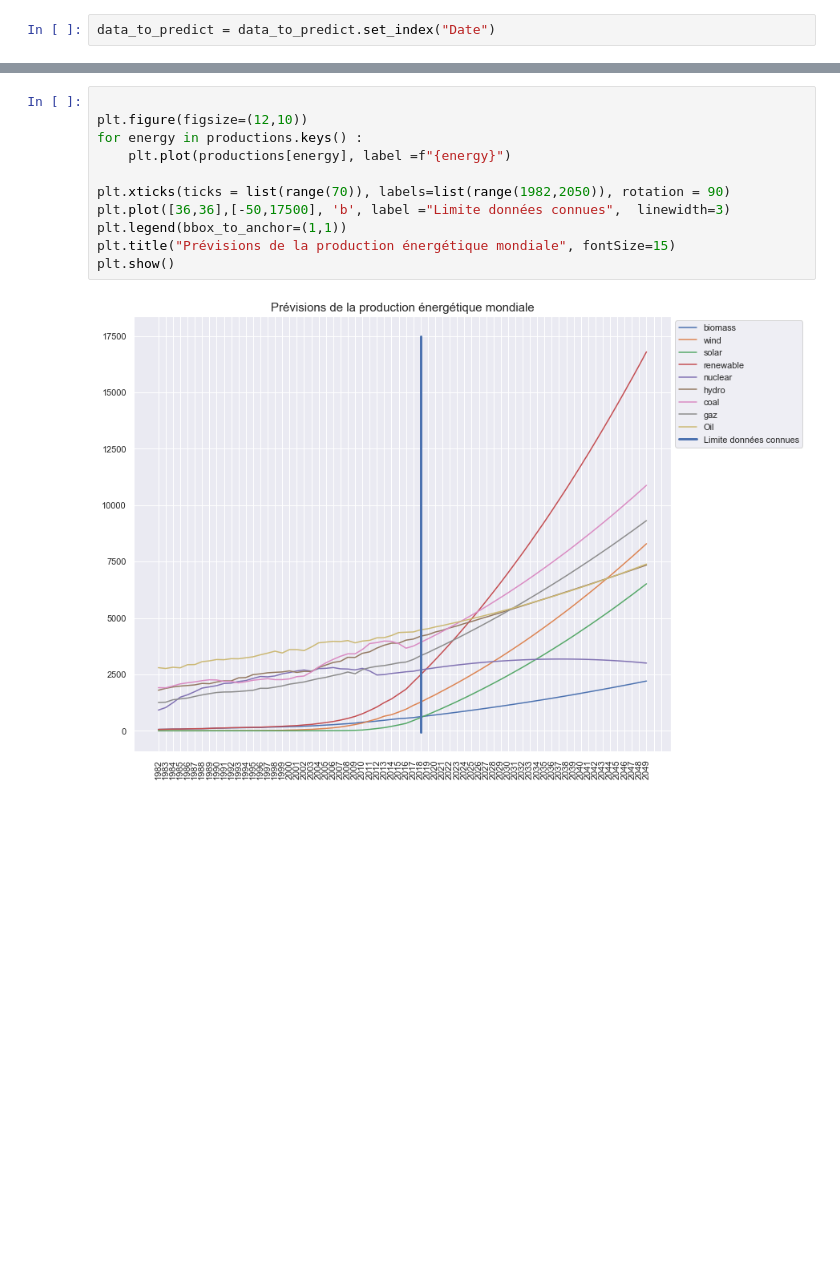
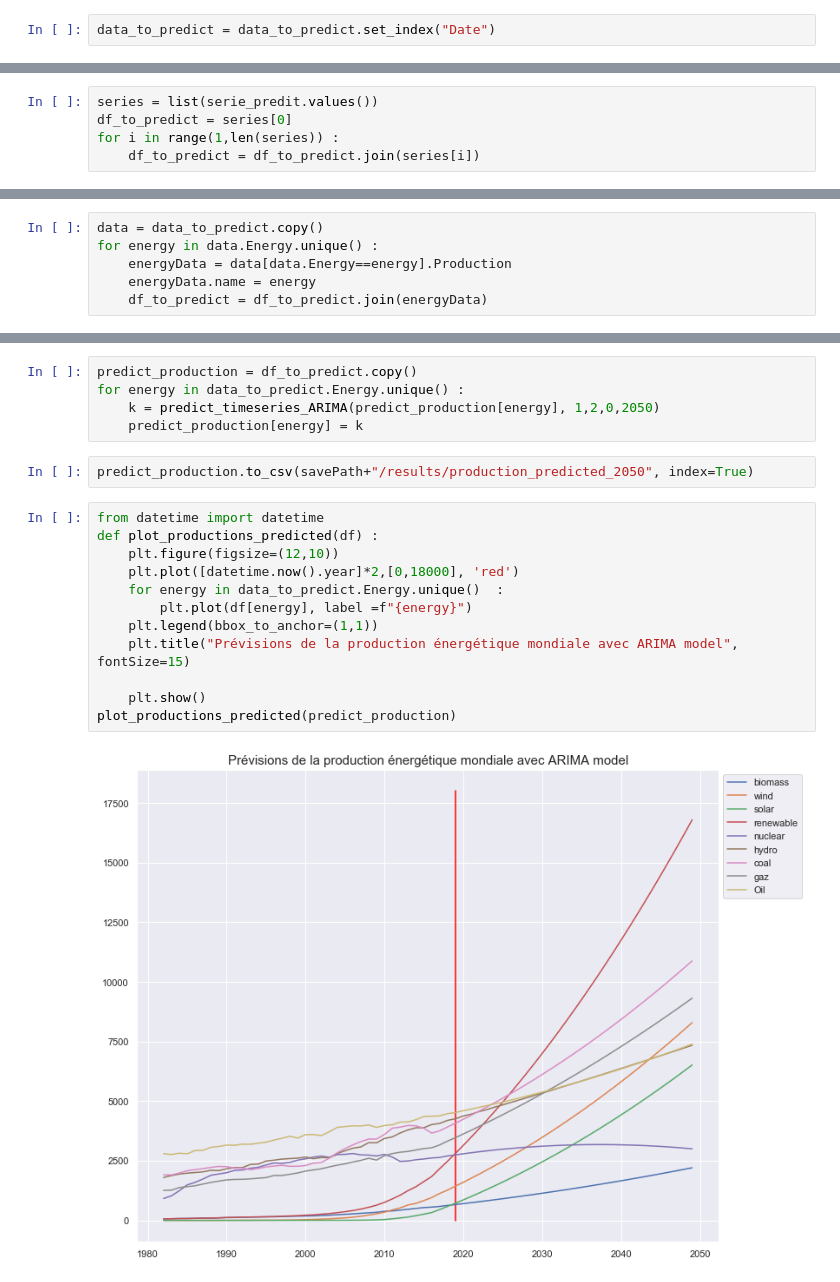
Before and after one commit to KevinFerin/HackatonMDI720, a Jupyter notebook: src/Hackathon.ipynb, the cells around one changed output, grey strips where cells are left out. Drawn from its saved outputs; the diff is of its cells as text; blank space fills up the shorter version.

Commit message:
production selon les energies

```diff
--- a/src/Hackathon.ipynb
+++ b/src/Hackathon.ipynb
@@ -369,0 +297,5 @@ for energy in data.Energy.unique() :
+# %%
+series = list(serie_predit.values())
+df_to_predict = series[0]
+for i in range(1,len(series)) :
+    df_to_predict = df_to_predict.join(series[i])
@@ -369,0 +307,6 @@ for energy in data.Energy.unique() :
+# %%
+data = data_to_predict.copy()
+for energy in data.Energy.unique() :
+    energyData = data[data.Energy==energy].Production
+    energyData.name = energy
+    df_to_predict = df_to_predict.join(energyData)
@@ -370,13 +318,21 @@ for energy in data.Energy.unique() :
+# %%
+predict_production = df_to_predict.copy()
+for energy in data_to_predict.Energy.unique() :
+    k = predict_timeseries_ARIMA(predict_production[energy], 1,2,0,2050)
+    predict_production[energy] = k
+# %%
+predict_production.to_csv(savePath+"/results/production_predicted_2050", index=True)
 # %%
+from datetime import datetime
+def plot_productions_predicted(df) :
+    plt.figure(figsize=(12,10))
+    plt.plot([datetime.now().year]*2,[0,18000], 'red')
+    for energy in data_to_predict.Energy.unique()  :
+        plt.plot(df[energy], label =f"{energy}")
+    plt.legend(bbox_to_anchor=(1,1))
+    plt.title("Prévisions de la production énergétique mondiale avec ARIMA model", fontSize=15)
 
-plt.figure(figsize=(12,10))
-for energy in productions.keys() :
-    plt.plot(productions[energy], label =f"{energy}")
-
-plt.xticks(ticks = list(range(70)), labels=list(range(1982,2050)), rotation = 90)
-plt.plot([36,36],[-50,17500], 'b', label ="Limite données connues",  linewidth=3)
-plt.legend(bbox_to_anchor=(1,1))
-plt.title("Prévisions de la production énergétique mondiale", fontSize=15)
-plt.show()
+    plt.show()
+plot_productions_predicted(predict_production)
 # %% [output]
-[figure, old version]
+[figure, new version]
```
Also changed, not shown: parts of 29 cells of this notebook, 12 other files.
